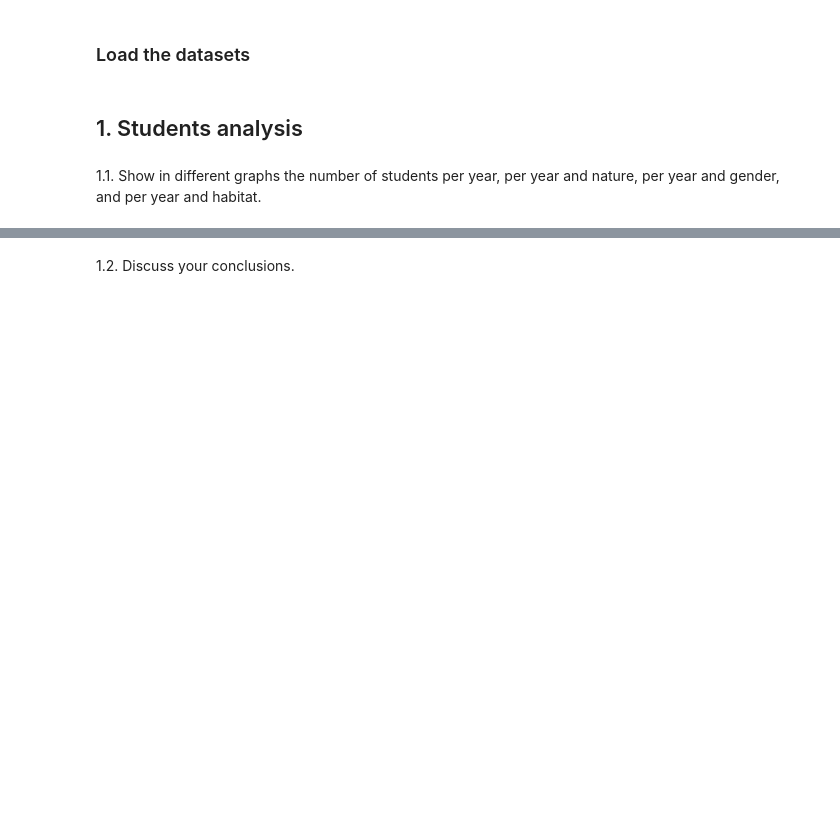
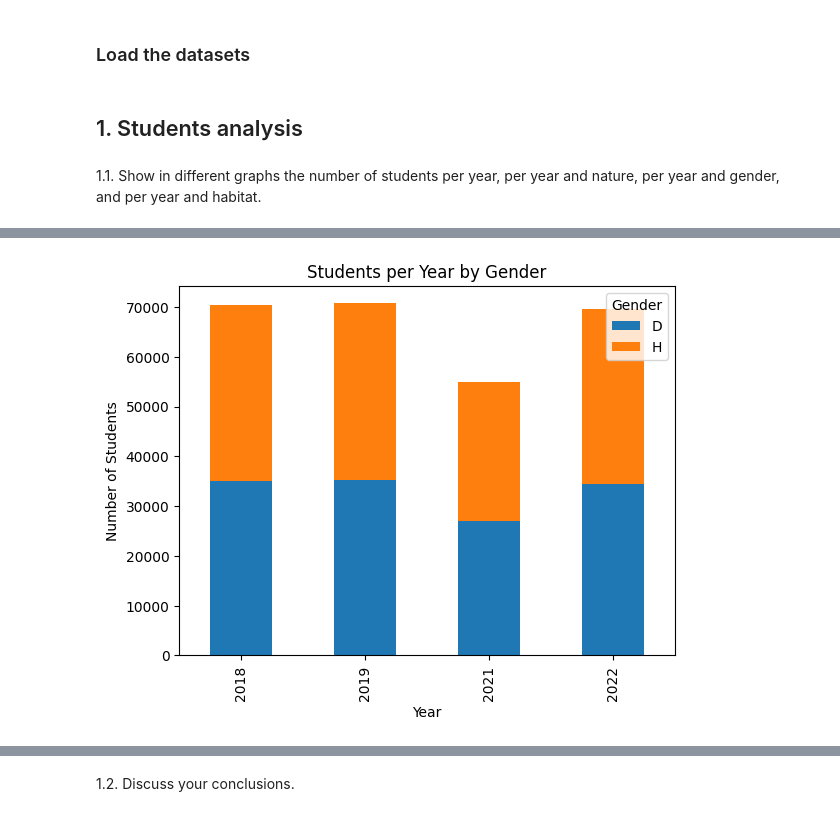
Before and after one commit to OliKuz/KBS_AC3, a Jupyter notebook: 2324_GIA04_CA3_DescriptiveAnalytics_ENG.ipynb, the cells around one changed output, grey strips where cells are left out. Cells and saved outputs as stored; diff of their text form; code cells hidden in the pictures; blank space fills up the shorter version.

```diff
--- a/2324_GIA04_CA3_DescriptiveAnalytics_ENG.ipynb
+++ b/2324_GIA04_CA3_DescriptiveAnalytics_ENG.ipynb
@@ -53,14 +58,16 @@ plt.show()
 # %%
 # 1.1.3 Students per year and gender
 
 students_per_year_and_gender = data_frame.groupby(['ANY', 'GENERE']).size().unstack(fill_value=0)
 
 students_per_year_and_gender.plot(kind='bar', stacked=True)
-plt.title('Number of Students per Year by Gender')
+plt.title('Students per Year by Gender')
 plt.xlabel('Year')
 plt.ylabel('Number of Students')
 plt.legend(title='Gender')
 plt.show()
+# %% [output]
+[figure, added]
 # %%
 # 1.1.4 Students per year and habitat
 
```
Also changed, not shown: parts of 22 cells of this notebook.
